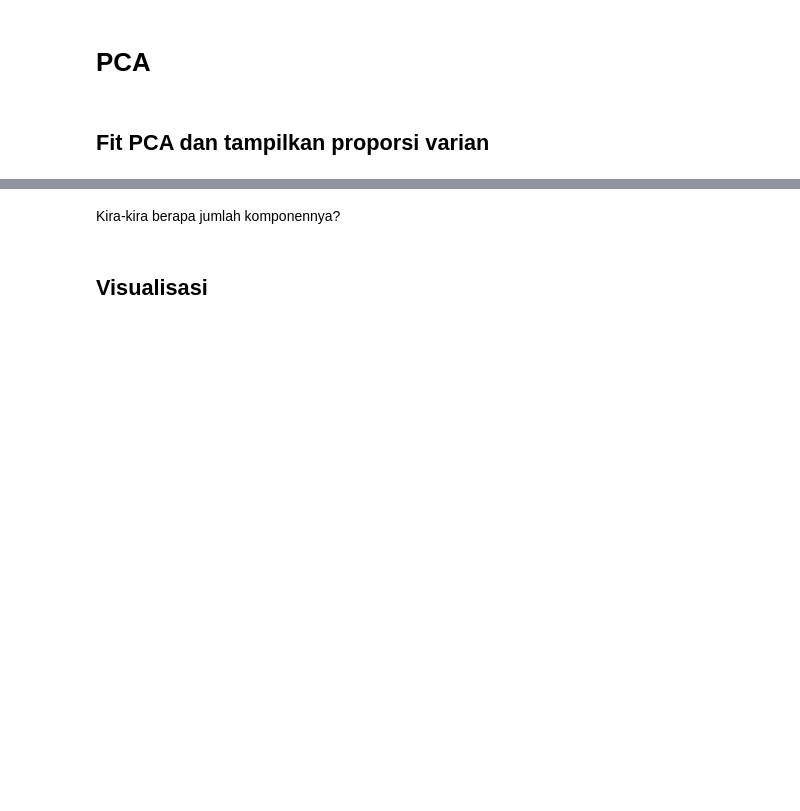
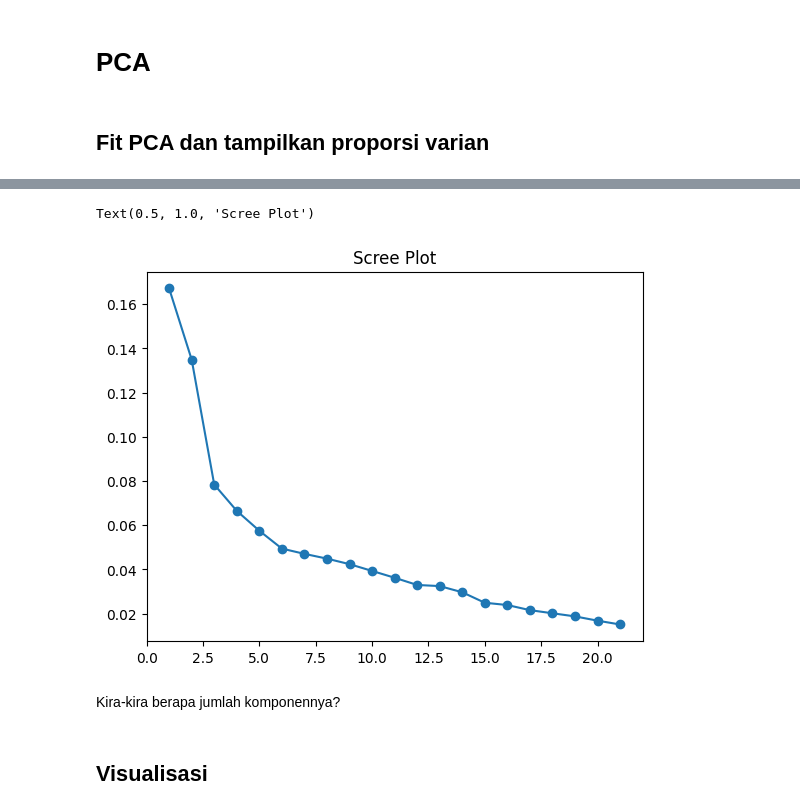
Before and after one commit to rfih/Dibimbing---DSDA, a Jupyter notebook: HO pribadi/HO Day 37/[Hands_On]_Day_37_PCA_dan_FA.ipynb, the cells around one changed output, grey strips where cells are left out. Cells and saved outputs as stored; diff of their text form; code cells hidden in the pictures; blank space fills up the shorter version.

```diff
--- a/HO pribadi/HO Day 37/[Hands_On]_Day_37_PCA_dan_FA.ipynb
+++ b/HO pribadi/HO Day 37/[Hands_On]_Day_37_PCA_dan_FA.ipynb
@@ -128,3 +330,10 @@ binary_map = {'No': 0, 'Yes': 1}
+# %%
+# Scree Plot
+plt.plot(np.arange(1, len(pca.explained_variance_ratio_) + 1), pca.explained_variance_ratio_, marker='o')
+plt.title('Scree Plot')
+# %% [output]
+Text(0.5, 1.0, 'Scree Plot')
+[figure, added]
 # %% [markdown]
 Kira-kira berapa jumlah komponennya?
 # %% [markdown]
```
Also changed, not shown: parts of 34 cells of this notebook.
